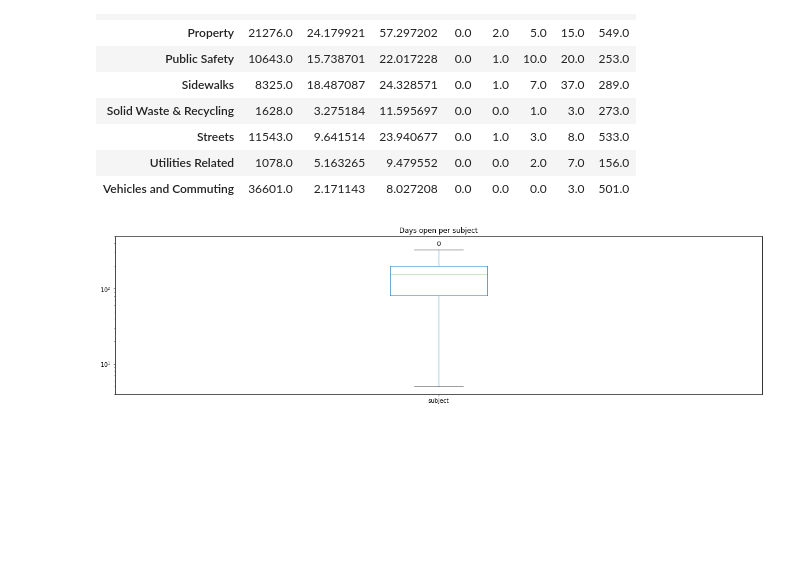
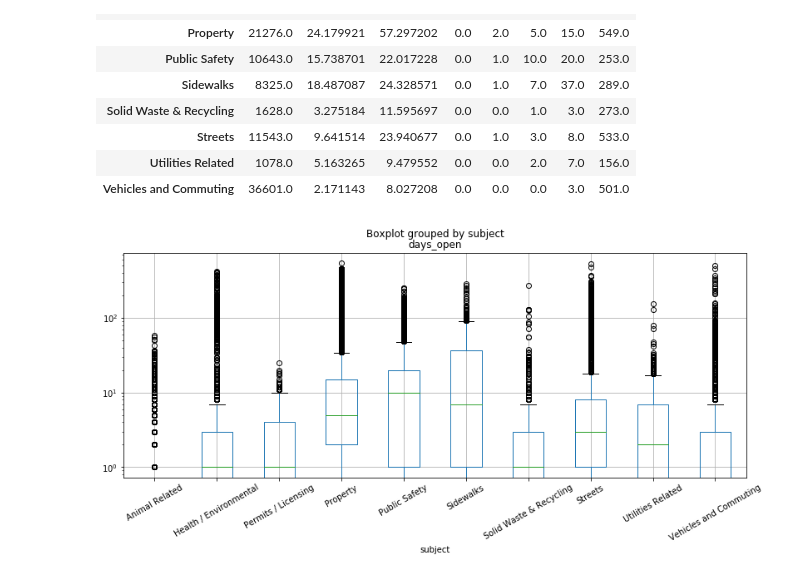
Before and after one commit to lwdee/Springboard, a Jupyter notebook: Capstone/Capstone_1_Data_Wrangling.ipynb, the cells around one changed output. Cells and saved outputs as stored; diff of their text form; code cells hidden in the pictures; blank space fills up the shorter version.

Commit message:
Added plots to Data wrangling

```diff
--- a/Capstone/Capstone_1_Data_Wrangling.ipynb
+++ b/Capstone/Capstone_1_Data_Wrangling.ipynb
@@ -753,9 +741,10 @@ df.groupby('subject')['days_open'].describe()
 | Vehicles and Commuting | 36601.0 | 2.171143 | 8.027208 | 0.0 | 0.0 | 0.0 | 3.0 | 501.0 |
 # %%
 # View boxplots of number of days each case subject is open.
-subj_days_open = df.groupby('subject')['days_open'].describe()
-cases_per_day.plot(kind = 'box', title = 'Days open per subject', figsize=(20,5))
+fig, ax = plt.subplots(figsize=(13,5))
+plt.suptitle('')
+df.boxplot(column=['days_open'], by='subject', ax=ax, rot=30)
 plt.yscale('log')
 plt.show()
 # %% [output]
-[figure, old version]
+[figure, new version]
```
Also changed, not shown: parts of 9 cells of this notebook.
